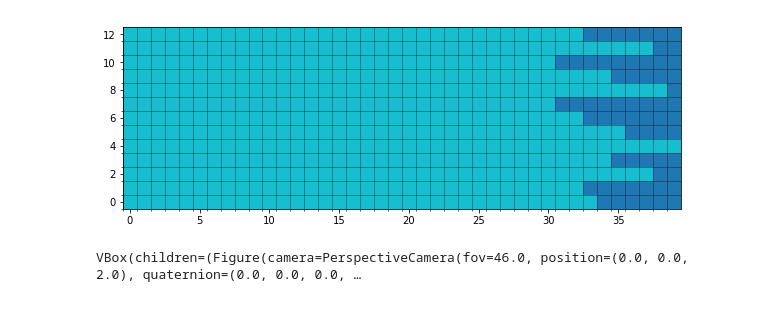
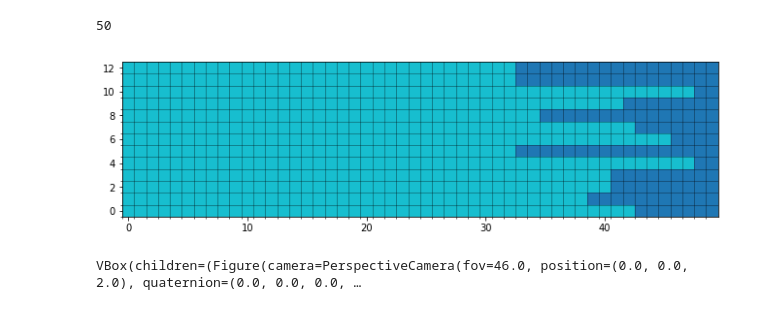
Before and after one commit to brouhardlab/anamic, a Jupyter notebook: notebooks/Development/Microtubule 3D Geometry.ipynb, the cells around one changed output. Drawn from its saved outputs; the diff is of its cells as text; code cells hidden in the pictures.

```diff
--- a/notebooks/Development/Microtubule_3D_Geometry.ipynb
+++ b/notebooks/Development/Microtubule 3D Geometry.ipynb
@@ -15,20 +15,26 @@ import ipyvolume as ipv
 # %%
 # Define the structure of the MT
 # as a 2D array where:
 # - x corresponds to rows of dimers.
 # - y corresponds to each protofilaments.
 # - a value of 1 means there is a dimer.
 # - a value of 0 means there is nothing.
 
 n_pf = 13
-n_rows = 40
+long_dimer_distance = 8  # nm
+mt_length = 400  # nm
+taper_length_nm = 150  # nm
+
+n_rows = int(np.round(mt_length / long_dimer_distance))
+print(n_rows)
 
 dimers = np.ones((n_pf, n_rows))
-dimers = anamic.structure.generate_random_tapers(dimers, 0, 10)
+dimers = anamic.structure.generate_uniform_taper(dimers, taper_length_nm)
 
 _ = anamic.viz.viz_dimers(dimers, start_row=0, grid=True)
 # %% [output]
+50
-[figure, old version]
+[figure, new version]
 # %%
 # Calculate the x, y and z positions of each dimers.
 # Note that this code is packed in the following function:
```
Also changed, not shown: parts of 1 cell of this notebook, 8 other files.
